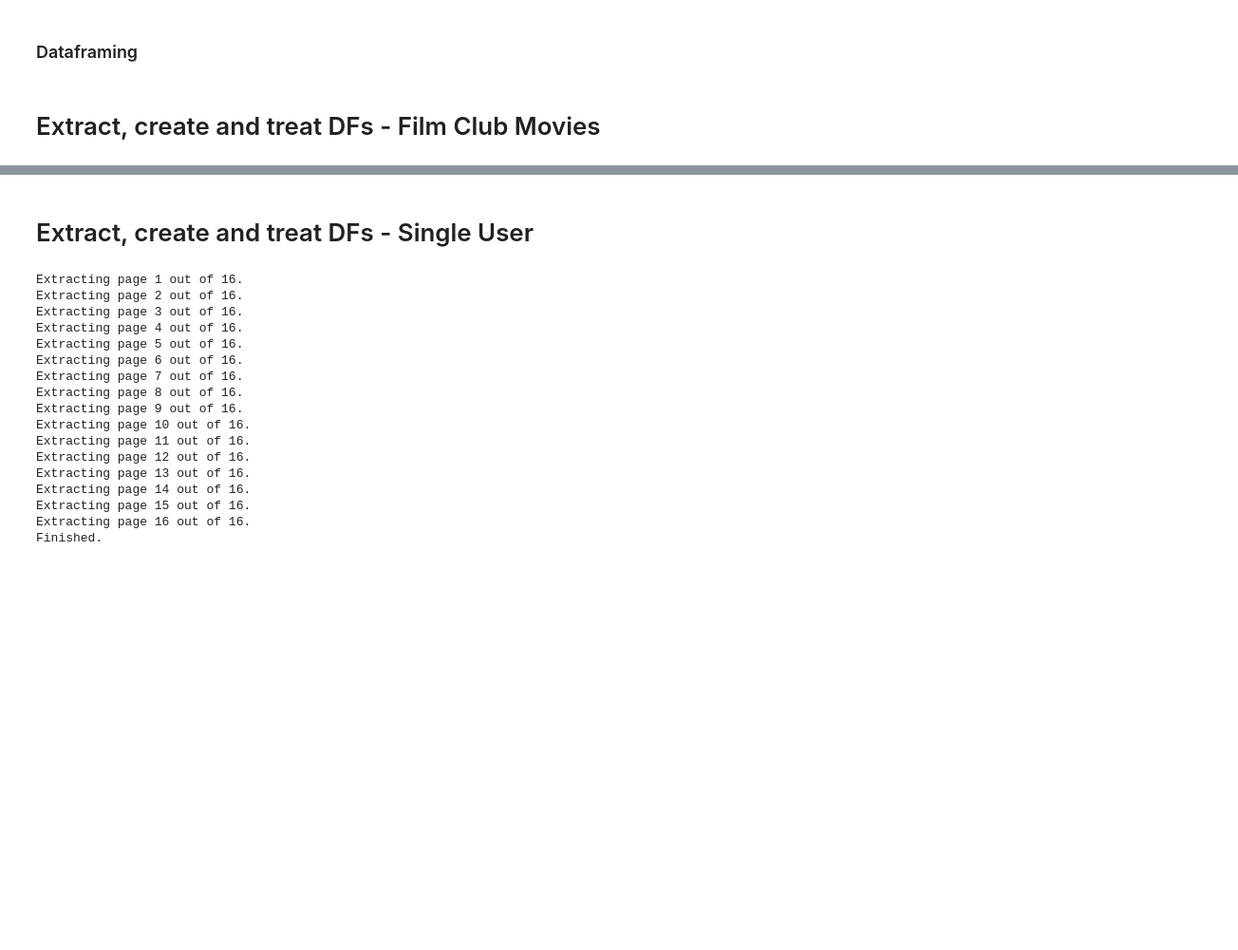
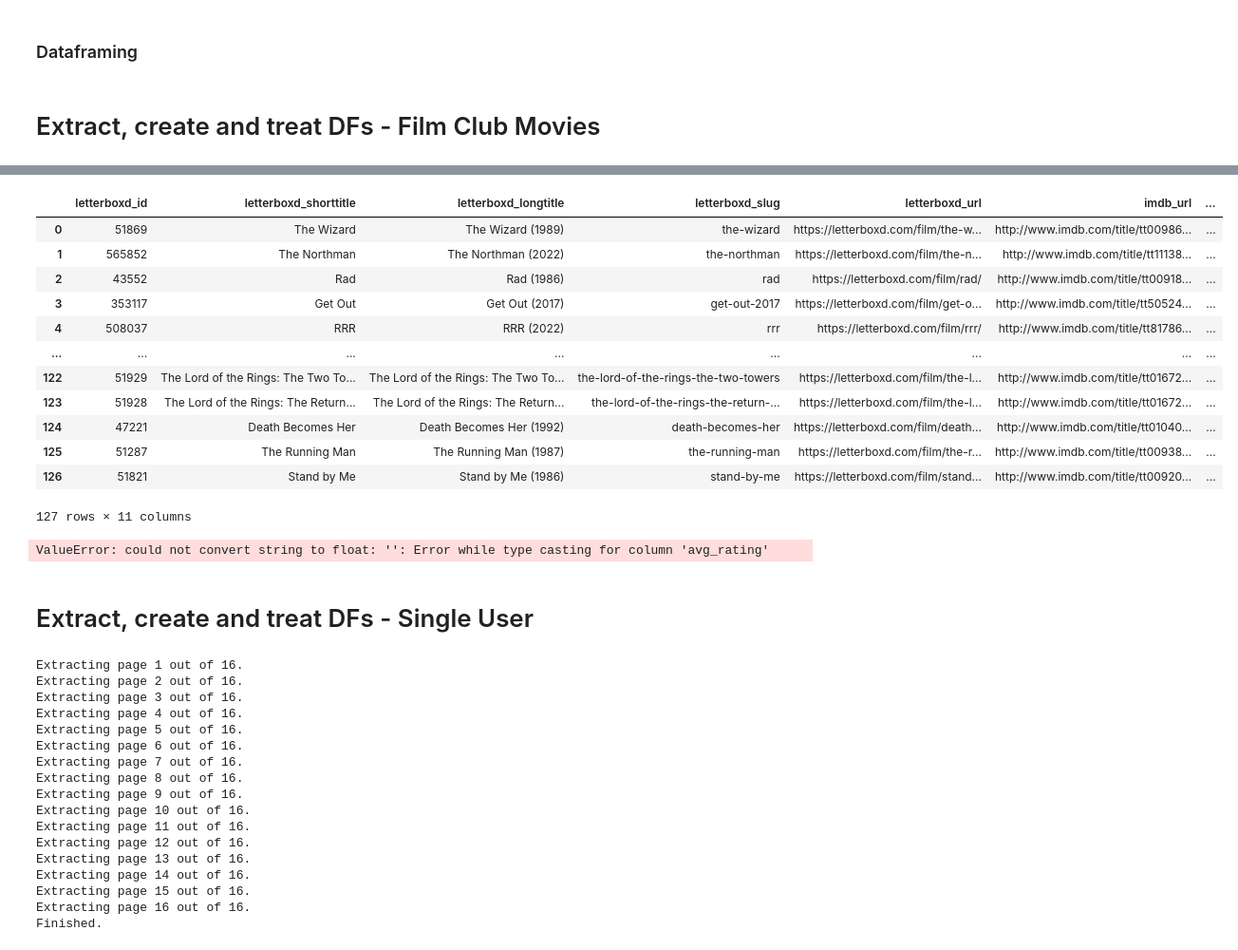
Before and after one commit to oextraordimario/letterboxd_analysis, a Jupyter notebook: 1 - data_extraction.ipynb, the cells around one changed output, grey strips where cells are left out. Shown at 95% size. Saved outputs shown, nothing was run; the diff lists cells and outputs as text; code cells hidden in the pictures; blank space fills up the shorter version.

Commit message:
Update Letterboxd scrape and film club data

```diff
--- a/1 - data_extraction.ipynb
+++ b/1 - data_extraction.ipynb
@@ -160,8 +224,12 @@ def get_film_cast(soup):
 def get_film_crew(soup):
     crew_list = []
 
+    crew_tab = soup.find(id='tab-crew')
+    if not crew_tab:
+        return crew_list
+
     try:
-        crew = soup.find(id='tab-crew').find_all('a')
+        crew = crew_tab.find_all('a')
 
         for member in crew:
             split_link = member['href'].split('/')
@@ -181,7 +249,11 @@ def get_film_crew(soup):
 
 def get_film_details(soup):
     details_list = []
-    details = soup.find(id='tab-details').find_all('a')
+    details_tab = soup.find(id='tab-details')
+    if not details_tab:
+        return details_list
+
+    details = details_tab.find_all('a')
 
     for detail in details:
         split_link = detail['href'].split('/')
@@ -207,9 +279,12 @@ def get_film_details(soup):
 # goes through the raw HTML. extracts and structures data about the movie's genres and themes
 
 def get_film_genres(soup):
-    genres = [a_tag.get_text(strip=True) for a_tag in soup.find(id='tab-genres').find_all('a')]
+    genres_tab = soup.find(id='tab-genres')
+    if not genres_tab:
+        return []
+    genres = [a_tag.get_text(strip=True) for a_tag in genres_tab.find_all('a')]
 
-    return genres[:-1]
+    return genres[:-1] if genres else []
 # %% [markdown]
 ### Extraction Loops
 # %%
@@ -284,8 +359,8 @@ def dicts_to_dfs(data):
 # %% [markdown]
 # Extract, create and treat DFs - Film Club Movies
 # %%
-#filmclub_film_urls = get_film_urls_lbxdlist("https://letterboxd.com/dromemario/list/fff-film-fueled-friends/")
+filmclub_film_urls = get_film_urls_lbxdlist("https://letterboxd.com/dromemario/list/fff-film-fueled-friends/")
 
-#filmclub_films_data = get_all_films(filmclub_film_urls)
+filmclub_films_data = get_all_films(filmclub_film_urls)
 
-#all_dfs_dict = dicts_to_dfs(filmclub_films_data)
+all_dfs_dict = dicts_to_dfs(filmclub_films_data)
@@ -292,5 +385,20 @@ def dicts_to_dfs(data):
+# %%
+all_dfs_dict['df_gdata']
+# %% [output]
+|  | letterboxd_id | letterboxd_shorttitle | letterboxd_longtitle | letterboxd_slug | letterboxd_url | imdb_url | ... |
+| 0 | 51869 | The Wizard | The Wizard (1989) | the-wizard | https://letterboxd.com/film/the-w... | http://www.imdb.com/title/tt00986... | ... |
+| 1 | 565852 | The Northman | The Northman (2022) | the-northman | https://letterboxd.com/film/the-n... | http://www.imdb.com/title/tt11138... | ... |
+| 2 | 43552 | Rad | Rad (1986) | rad | https://letterboxd.com/film/rad/ | http://www.imdb.com/title/tt00918... | ... |
+| 3 | 353117 | Get Out | Get Out (2017) | get-out-2017 | https://letterboxd.com/film/get-o... | http://www.imdb.com/title/tt50524... | ... |
+| 4 | 508037 | RRR | RRR (2022) | rrr | https://letterboxd.com/film/rrr/ | http://www.imdb.com/title/tt81786... | ... |
+| ... | ... | ... | ... | ... | ... | ... | ... |
+| 122 | 51929 | The Lord of the Rings: The Two To... | The Lord of the Rings: The Two To... | the-lord-of-the-rings-the-two-towers | https://letterboxd.com/film/the-l... | http://www.imdb.com/title/tt01672... | ... |
+| 123 | 51928 | The Lord of the Rings: The Return... | The Lord of the Rings: The Return... | the-lord-of-the-rings-the-return-... | https://letterboxd.com/film/the-l... | http://www.imdb.com/title/tt01672... | ... |
+| 124 | 47221 | Death Becomes Her | Death Becomes Her (1992) | death-becomes-her | https://letterboxd.com/film/death... | http://www.imdb.com/title/tt01040... | ... |
+| 125 | 51287 | The Running Man | The Running Man (1987) | the-running-man | https://letterboxd.com/film/the-r... | http://www.imdb.com/title/tt00938... | ... |
+| 126 | 51821 | Stand by Me | Stand by Me (1986) | stand-by-me | https://letterboxd.com/film/stand... | http://www.imdb.com/title/tt00920... | ... |
+127 rows × 11 columns
 # %%
-notfornow = '''
 df_generaldata = (
     all_dfs_dict['df_gdata'][[
         'letterboxd_id',
@@ -363,7 +471,8 @@ df_genresthemes = (
     ]]
     .reset_index(drop=True)
 )
-'''
+# %% [output]
+ValueError: could not convert string to float: '': Error while type casting for column 'avg_rating'
 # %%
 notfornowagain = '''
 df_generaldata.to_csv(f'{FILMCLUB_FOLDER}fc_generaldata.csv', sep=';', index=False)
```
Also changed, not shown: parts of 7 cells of this notebook, 5 other files.
